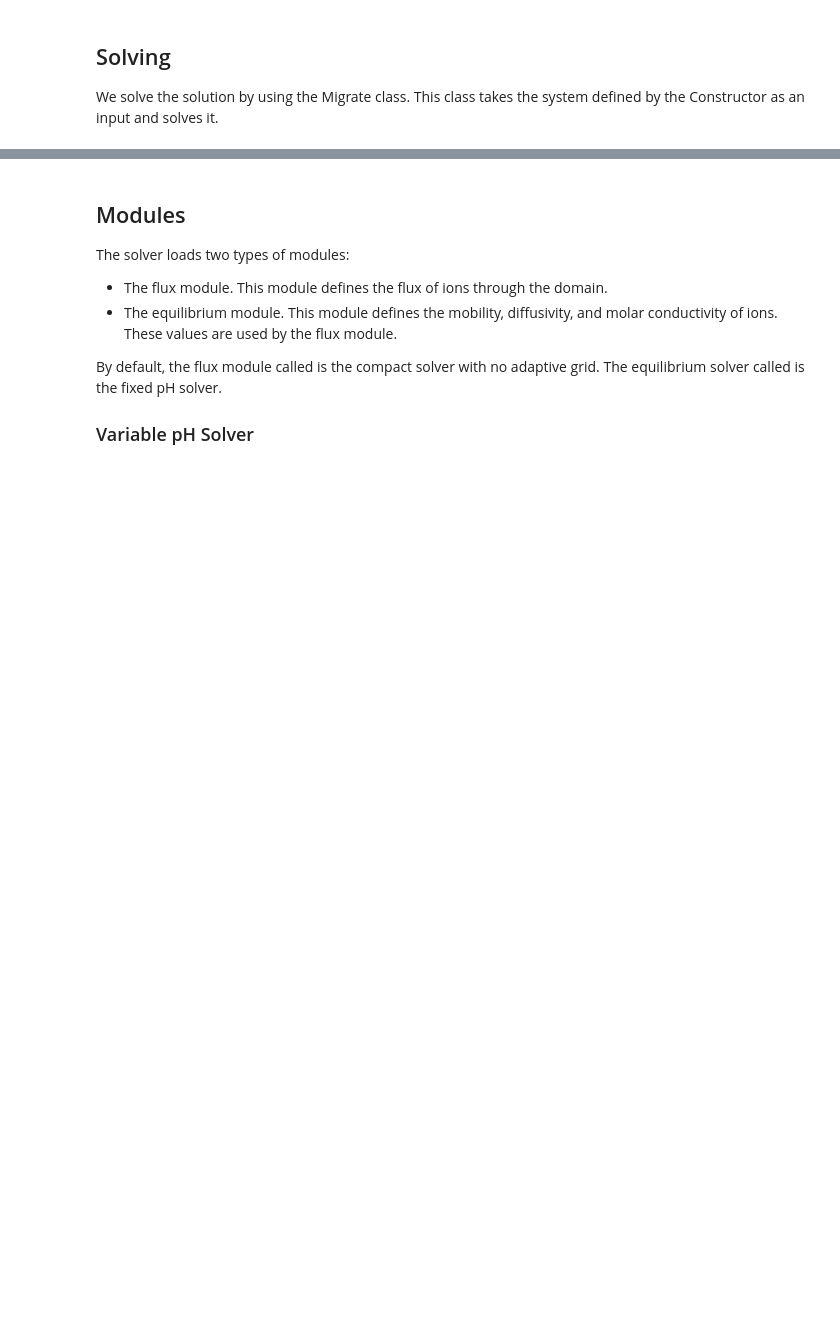
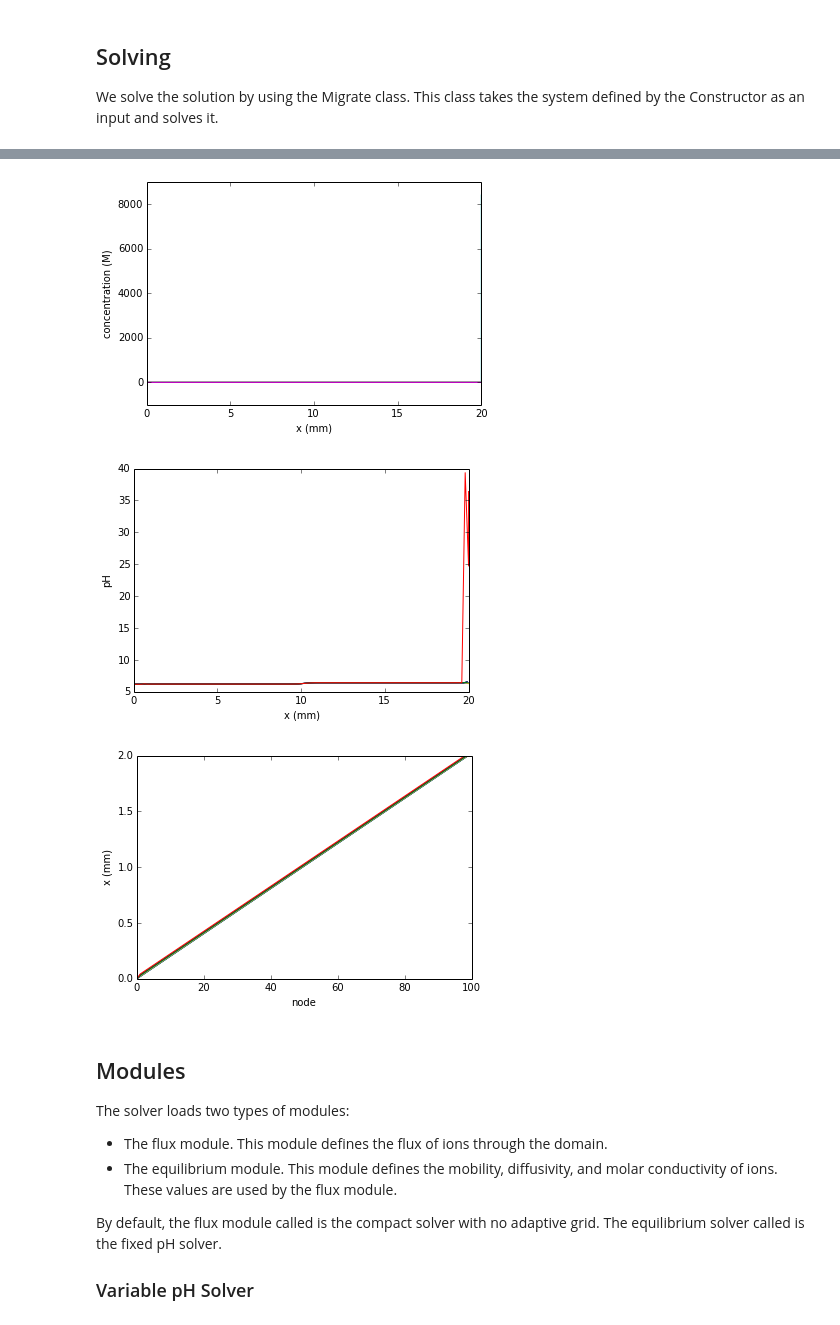
Before and after one commit to lewisamarshall/emigrate, a Jupyter notebook: Tutorial.ipynb, the cells around one changed output, grey strips where cells are left out. Cells and saved outputs as stored; diff of their text form; code cells hidden in the pictures; blank space fills up the shorter version.

```diff
--- a/Tutorial.ipynb
+++ b/Tutorial.ipynb
@@ -58,17 +60,28 @@ AttributeError: 'CompactAdaptive' object has no attribute 'z'
 # %%
 for solution in solver.solution.values():
         for ion_concentration in solution.concentrations:
             plot(solution.nodes*1000, ion_concentration, '-')
 xlabel('x (mm)')
 ylabel('concentration (M)')
 show()
 
 figure()
 for solution in solver.solution.values():
         plot(solution.nodes*1000, solution.pH, '-')
 xlabel('x (mm)')
 ylabel('pH')
 show()
+
+figure()
+for solution in solver.solution.values():
+    plot(solution.nodes*100)
+xlabel('node')
+ylabel('x (mm)')
+show()
+# %% [output]
+[figure, added]
+[figure, added]
+[figure, added]
 # %% [markdown]
 Modules
 -------
```
Also changed, not shown: parts of 2 cells of this notebook, 4 other files.
